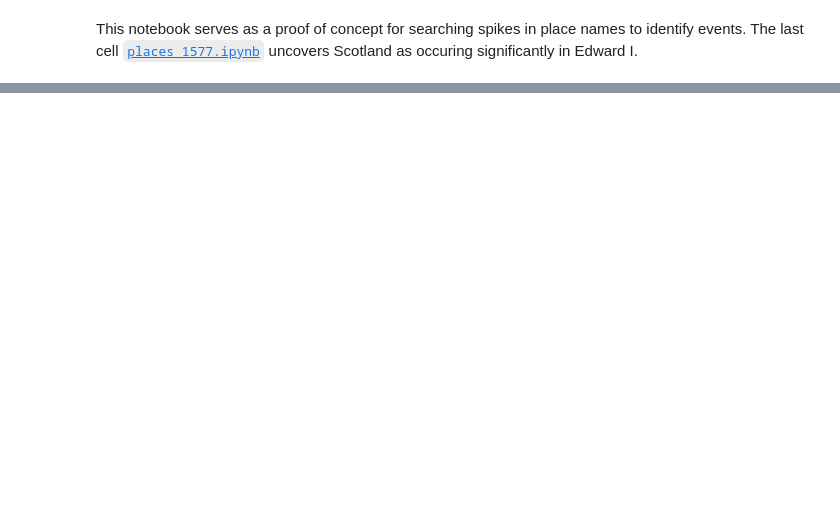
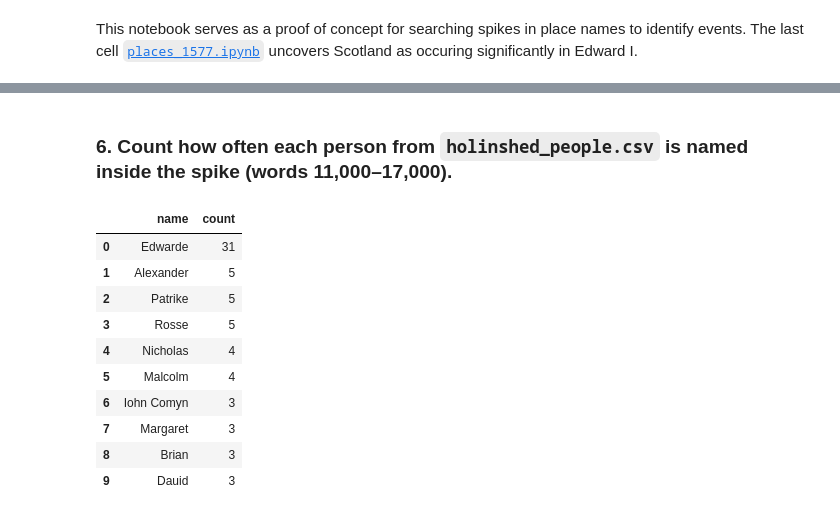
Before and after one commit to gchris2024/DCDS-Fa2026, a Jupyter notebook: notebooks/spikes_edward_scotland.ipynb, the cells around one changed output, grey strips where cells are left out. Saved outputs shown, nothing was run; the diff lists cells and outputs as text; code cells hidden in the pictures; blank space fills up the shorter version.

```diff
--- a/notebooks/spikes_edward_scotland.ipynb
+++ b/notebooks/spikes_edward_scotland.ipynb
@@ -42,22 +47,14 @@ def word_index(text, char_pos):
 # %%
-repo_root = Path.cwd().resolve()
-if not (repo_root / "1577_files").is_dir():
-    repo_root = repo_root.parent
+root = ET.parse("../1577_files/regnal_files/09_EdwardFirst.xml").getroot()
 
-# Locate the (Edward) XML file
-edward_path = repo_root / "1577_files" / "regnal_files" / "09_EdwardFirst.xml"
-
-TEI = "{http://www.tei-c.org/ns/1.0}"
-
-root = ET.parse(edward_path).getroot()
-
-# Find Edward I's reign section
 edward_entry = root.find(f".//{TEI}div[@type='reign'][@n='Edward I']")
-
 if edward_entry is None:
     raise ValueError("Could not find Edward I's reign section.")
 
-# Extract all text in the reign (including margin notes) and normalize it
-edward_xml_words = norm_text(" ".join(edward_entry.itertext()))
+# All text in the reign; margin notes are kept because their years become markers in step 4
+edward_text = normalize(" ".join(edward_entry.itertext()))
 
-print(textwrap.fill(edward_xml_words[:1000], width=150))
+# List of words: the x-axis unit for every chart below
+edward_words = edward_text.split()
+
+print(textwrap.fill(edward_text[:1000], width=150))
@@ -148,29 +221,42 @@ We see a spike between words 11000-17000
+# %% [markdown]
+### 6. Count how often each person from `holinshed_people.csv` is named inside the spike (words 11,000–17,000).
 # %%
+# The slice of text to search for people in
+slice_start, slice_end = 11000, 17000
+spike_text = " ".join(edward_words[slice_start:slice_end])
+
 # Load the people CSV (columns: name, spelling_variants, example_entry)
-people_df = pd.read_csv(repo_root / "name_extraction" / "entity_names" / "holinshed_people.csv")
+people = pd.read_csv("../name_extraction/entity_names/holinshed_people.csv")
 
 # Merge rows whose normalized names match (e.g., Malcolm / Malcolme); the first name becomes the label.
 # spelling_variants is skipped: for people it holds short forms like "Iohn" that match too widely
-people_df = people_df.groupby(people_df["name"].map(norm_text).str.lower(), sort=False).agg(
+people = people.groupby(people["name"].map(normalize).str.lower(), sort=False).agg(
     name=("name", "first"), spellings=("name", "|".join)
 )
-# One compiled regex per person, reused for counting and for plotting positions
-patterns = {row["name"]: name_pattern(row["spellings"]) for _, row in people_df.iterrows()}
 
-# Extract the text slice (words 11000-17000) to search for people in
-eleven_seventeen = " ".join(edward_words[11000:17000])
+# One compiled regex per person, reused for counting here and for plotting positions in step 7
+patterns = dict(zip(people["name"], people["spellings"].map(name_pattern)))
 
 # Count occurrences of each person's name
-people_df["count"] = people_df["name"].map(
-    lambda name: len(patterns[name].findall(eleven_seventeen))
-)
+people["count"] = [len(patterns[name].findall(spike_text)) for name in people["name"]]
 
-# Show people who appear, ordered by count
+# People who appear, ordered by count
 people_in_slice = (
-    people_df[people_df["count"] > 0]
-    [["name", "count"]]
+    people.loc[people["count"] > 0, ["name", "count"]]
     .sort_values("count", ascending=False)
     .reset_index(drop=True)
 )
 
 display(people_in_slice.head(10))
+# %% [output]
+|  | name | count |
+| 0 | Edwarde | 31 |
+| 1 | Alexander | 5 |
+| 2 | Patrike | 5 |
+| 3 | Rosse | 5 |
+| 4 | Nicholas | 4 |
+| 5 | Malcolm | 4 |
+| 6 | Iohn Comyn | 3 |
+| 7 | Margaret | 3 |
+| 8 | Brian | 3 |
+| 9 | Dauid | 3 |
```
Also changed, not shown: parts of 16 cells of this notebook, 2 other files.
